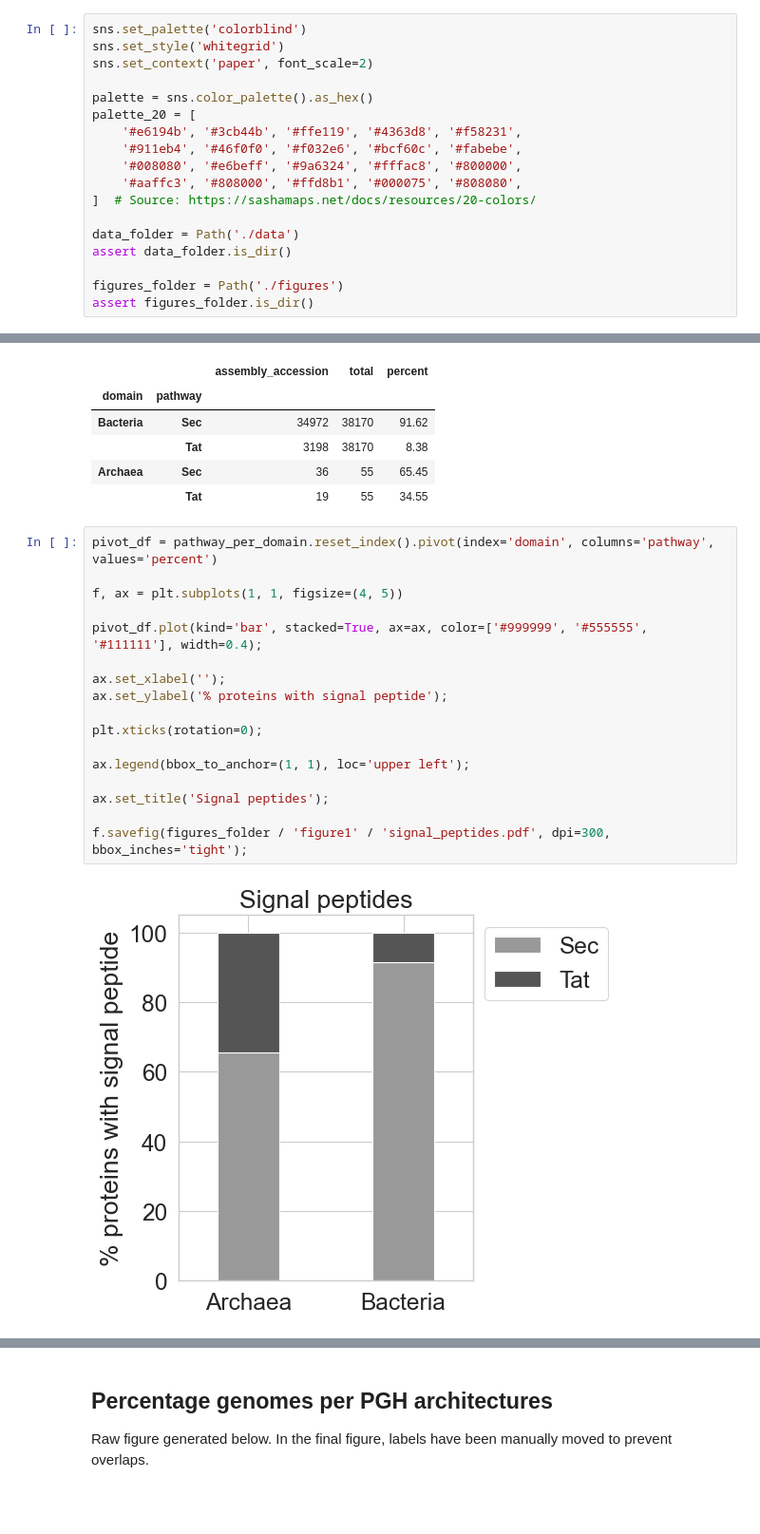
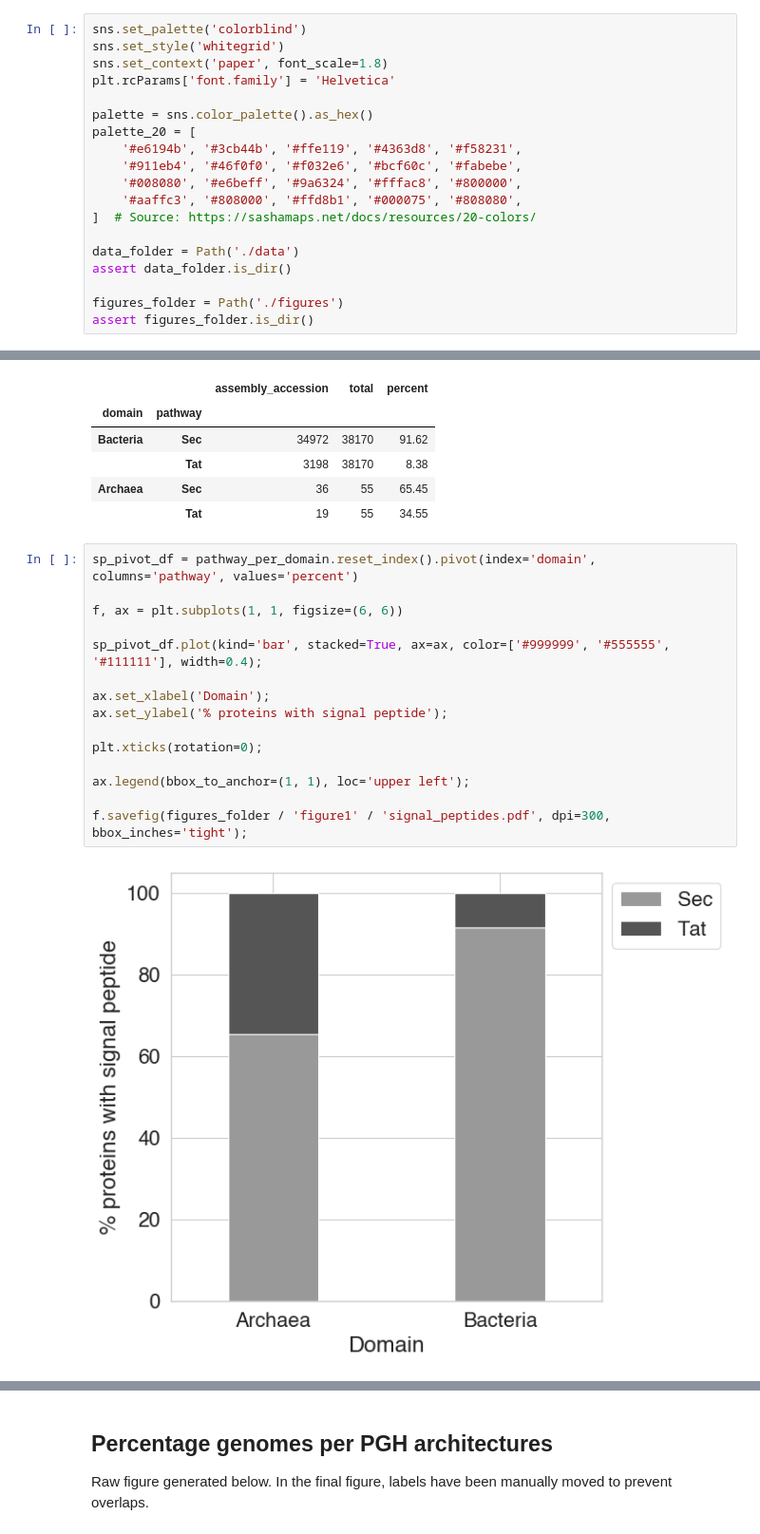
Before and after one commit to srom/archaea-vs-bacteria, a Jupyter notebook: notebook/figure1.ipynb, the cells around one changed output, grey strips where cells are left out. Shown at 95% size. Saved outputs shown, nothing was run; the diff lists cells and outputs as text; blank space fills up the shorter version.

```diff
--- a/notebook/figure1.ipynb
+++ b/notebook/figure1.ipynb
@@ -24,7 +24,8 @@ from src.tree.itol_annotation import itol_heatmap_annotations
 # %%
 sns.set_palette('colorblind')
 sns.set_style('whitegrid')
-sns.set_context('paper', font_scale=2)
+sns.set_context('paper', font_scale=1.8)
+plt.rcParams['font.family'] = 'Helvetica'
 
 palette = sns.color_palette().as_hex()
 palette_20 = [
@@ -379,21 +380,19 @@ pathway_per_domain
 | Archaea | Sec | 36 | 55 | 65.45 |
 |  | Tat | 19 | 55 | 34.55 |
 # %%
-pivot_df = pathway_per_domain.reset_index().pivot(index='domain', columns='pathway', values='percent')
+sp_pivot_df = pathway_per_domain.reset_index().pivot(index='domain', columns='pathway', values='percent')
 
-f, ax = plt.subplots(1, 1, figsize=(4, 5))
+f, ax = plt.subplots(1, 1, figsize=(6, 6))
 
-pivot_df.plot(kind='bar', stacked=True, ax=ax, color=['#999999', '#555555', '#111111'], width=0.4);
+sp_pivot_df.plot(kind='bar', stacked=True, ax=ax, color=['#999999', '#555555', '#111111'], width=0.4);
 
-ax.set_xlabel('');
+ax.set_xlabel('Domain');
 ax.set_ylabel('% proteins with signal peptide');
 
 plt.xticks(rotation=0);
 
 ax.legend(bbox_to_anchor=(1, 1), loc='upper left');
 
-ax.set_title('Signal peptides');
-
 f.savefig(figures_folder / 'figure1' / 'signal_peptides.pdf', dpi=300, bbox_inches='tight');
 # %% [output]
-[figure, old version]
+[figure, new version]
```
Also changed, not shown: parts of 8 cells of this notebook, 9 other files.
